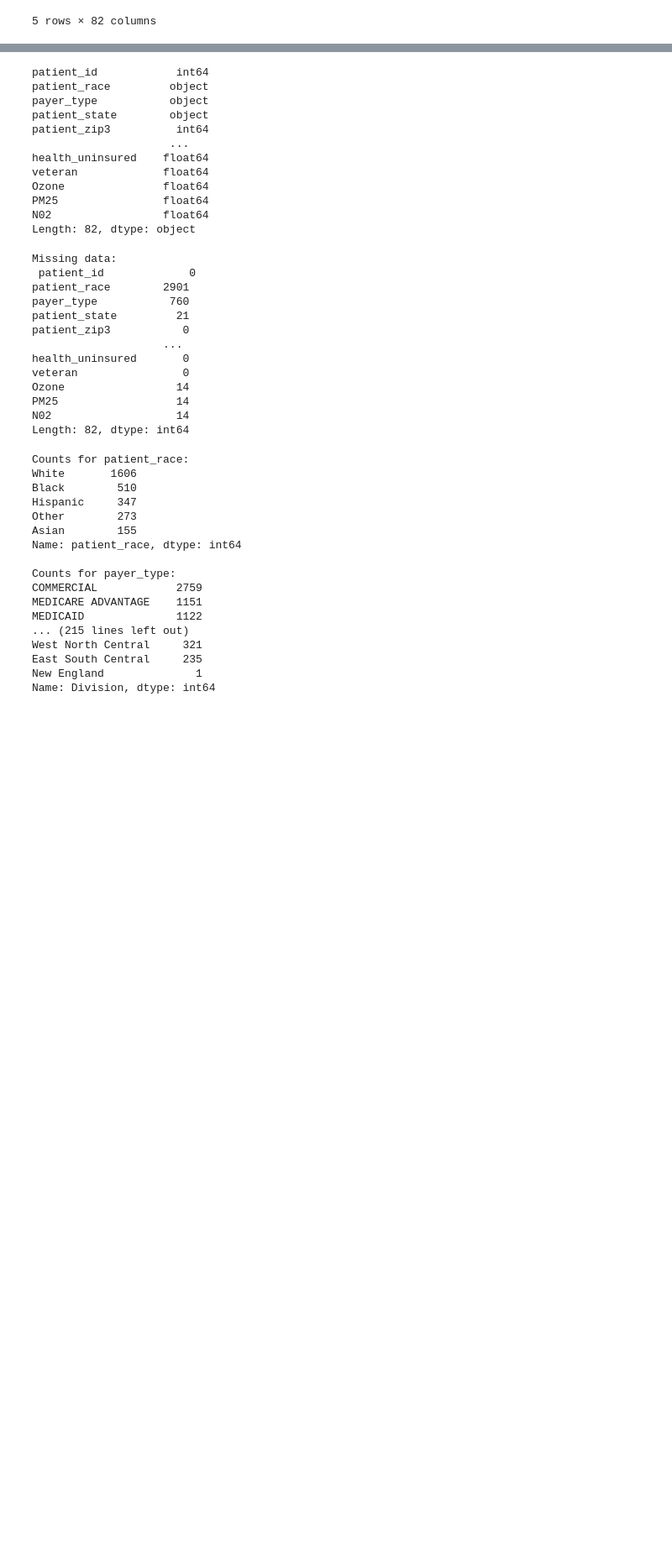
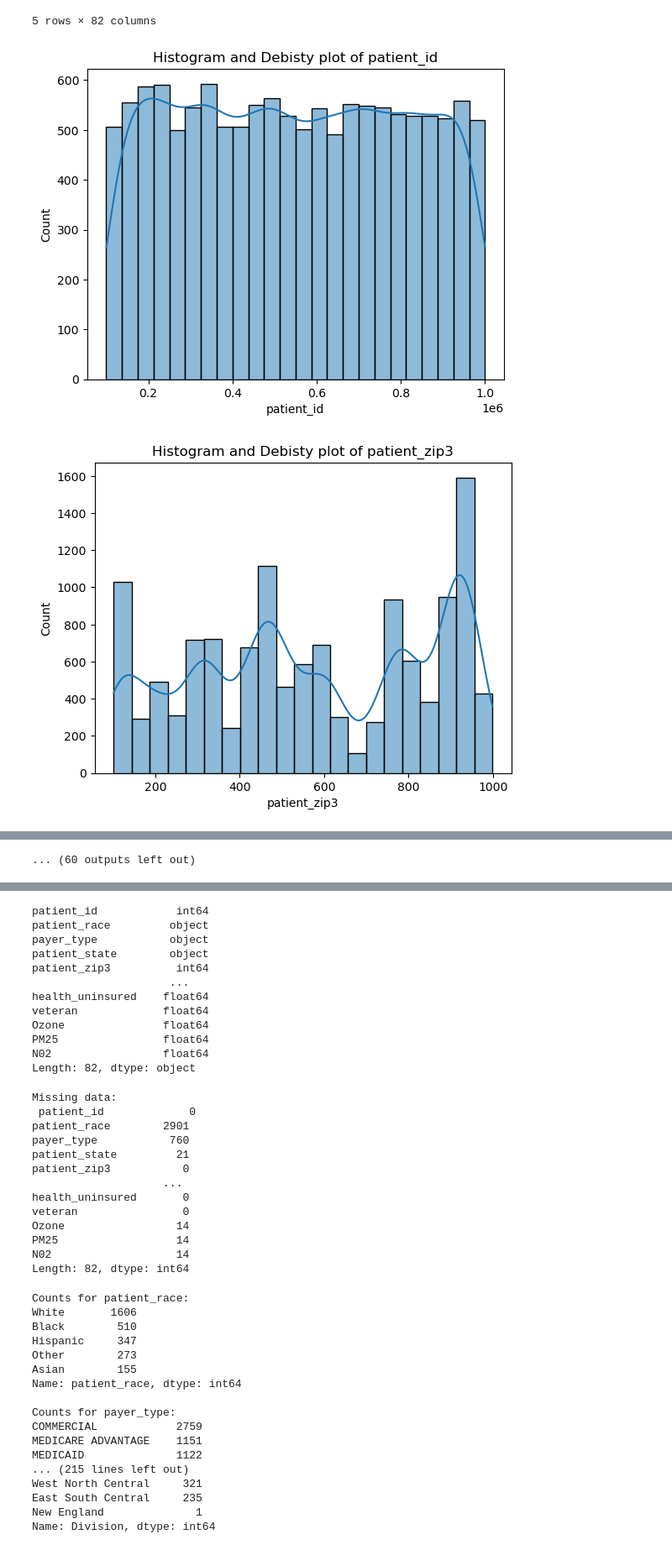
Before and after one commit to paladenite/Data_Science_3402_Kaggle-Project, a Jupyter notebook: Kaggle Project - Training set.ipynb, the cells around one changed output, grey strips where cells are left out. Shown at 84% size. Cells and saved outputs as stored; diff of their text form; code cells hidden in the pictures; blank space fills up the shorter version.

```diff
--- a/Kaggle Project - Training set.ipynb
+++ b/Kaggle Project - Training set.ipynb
@@ -21,3 +21,11 @@ df.head()
 | 3 | 447383 | Hispanic | MEDICARE ADVANTAGE | CA | 917 | 64 | F | ... |
 | 4 | 687972 | Black | NaN | CA | 900 | 40 | F | ... |
 5 rows × 82 columns
+# %%
+for col in df.select_dtypes(include=['number']).columns:
+  sns.histplot(df[col], kde=True)
+  plt.title(f"Histogram and Debisty plot of {col}")
+  plt.show()
+# %% [output]
+[figure, added]
+[figure, added]
@@ -24,3 +42,4 @@ df.head()
+... (60 outputs left out)
 # %%
 df.describe()
 # %% [output]
```
Also changed, not shown: parts of 1 cell of this notebook.
